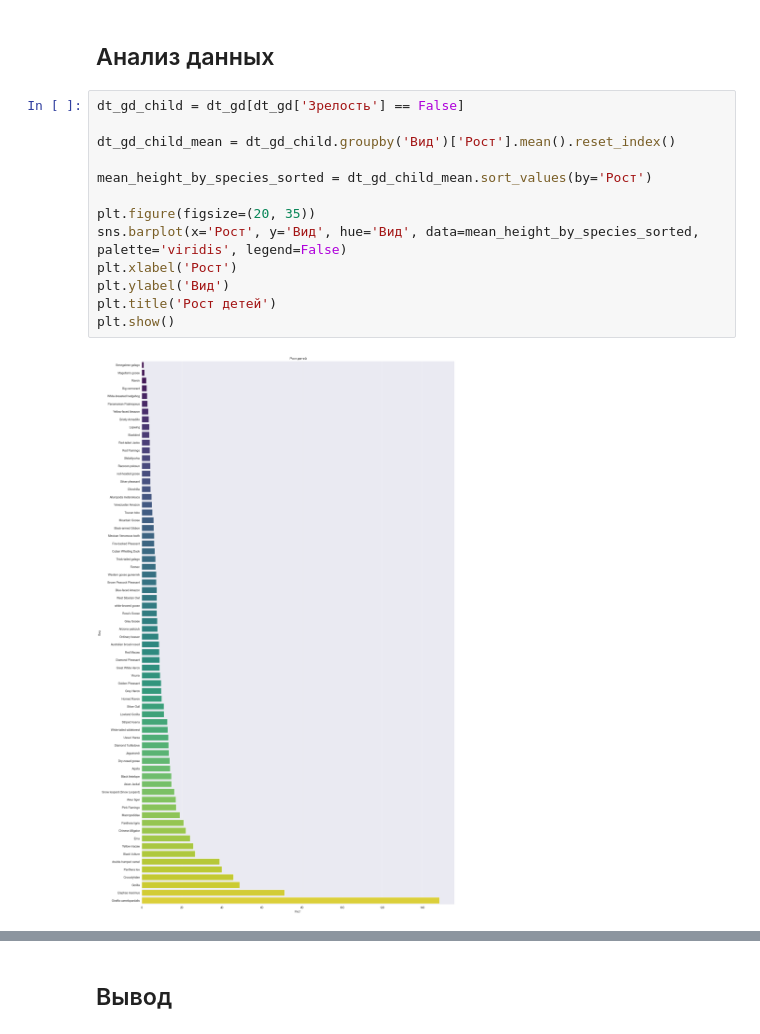
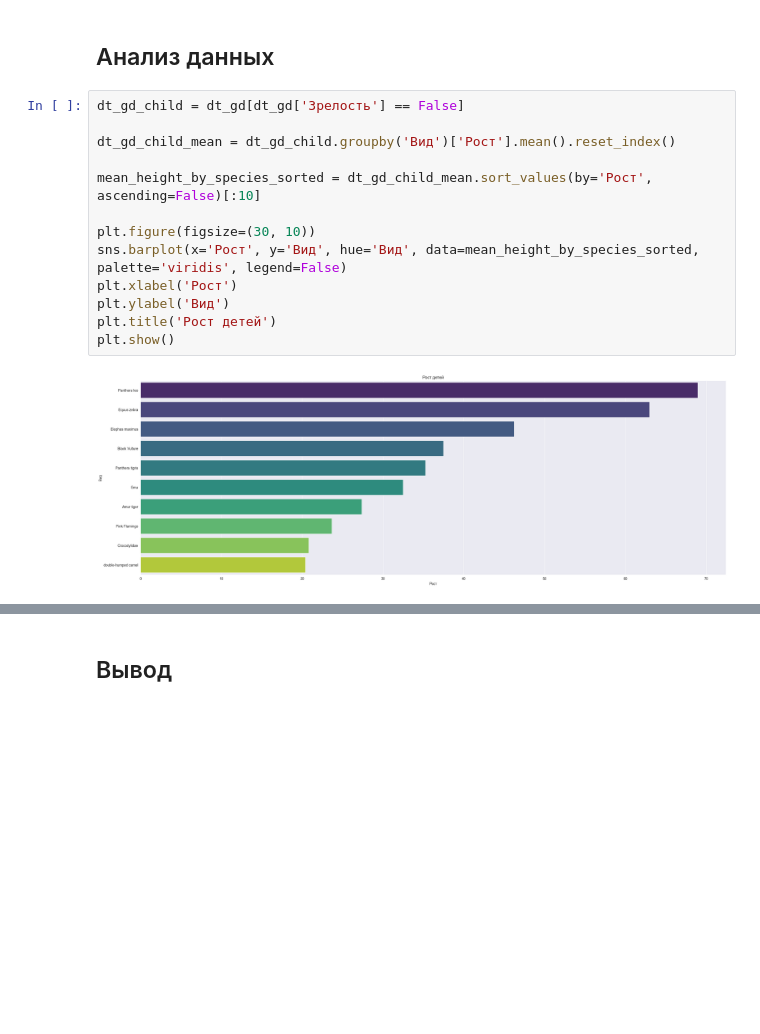
Before and after one commit to Iwonderfull/sorting, a Jupyter notebook: src/gas/GenerateData.ipynb, the cells around one changed output, grey strips where cells are left out. Drawn from its saved outputs; the diff is of its cells as text; blank space fills up the shorter version.

Commit message:
Updated data analysis based on graphical

```diff
--- a/src/gas/GenerateData.ipynb
+++ b/src/gas/GenerateData.ipynb
@@ -263,15 +255,15 @@ dt_gd.tail(3)
 # %%
 dt_gd_child = dt_gd[dt_gd['Зрелость'] == False]
 
 dt_gd_child_mean = dt_gd_child.groupby('Вид')['Рост'].mean().reset_index()
 
-mean_height_by_species_sorted = dt_gd_child_mean.sort_values(by='Рост')
+mean_height_by_species_sorted = dt_gd_child_mean.sort_values(by='Рост', ascending=False)[:10]
 
-plt.figure(figsize=(20, 35))
+plt.figure(figsize=(30, 10))
 sns.barplot(x='Рост', y='Вид', hue='Вид', data=mean_height_by_species_sorted, palette='viridis', legend=False)
 plt.xlabel('Рост')
 plt.ylabel('Вид')
 plt.title('Рост детей')
 plt.show()
 # %% [output]
-[figure, old version]
+[figure, new version]
```
Also changed, not shown: parts of 12 cells of this notebook.
